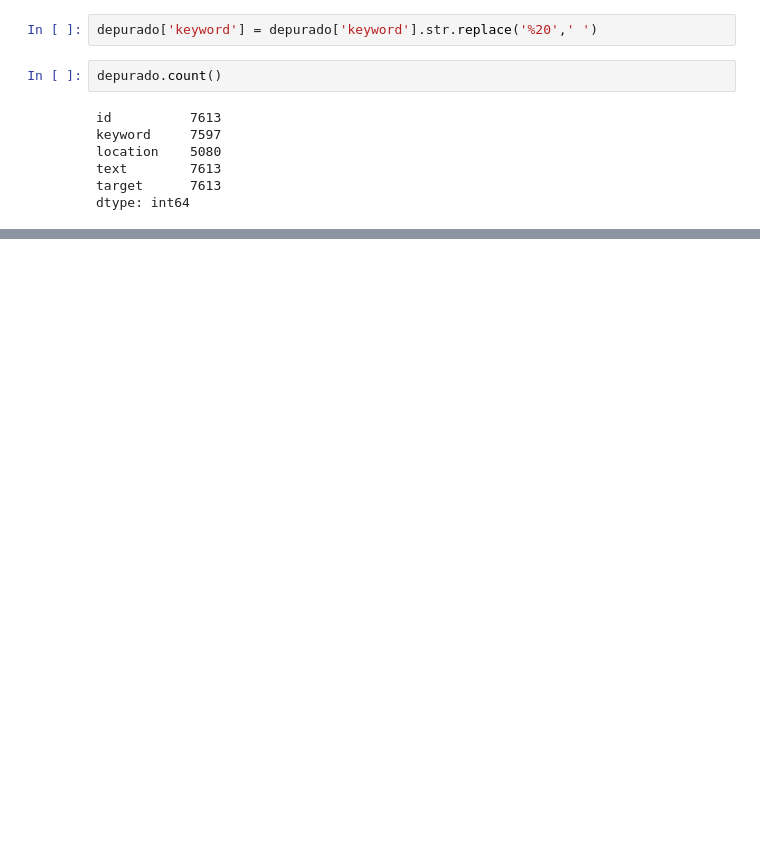
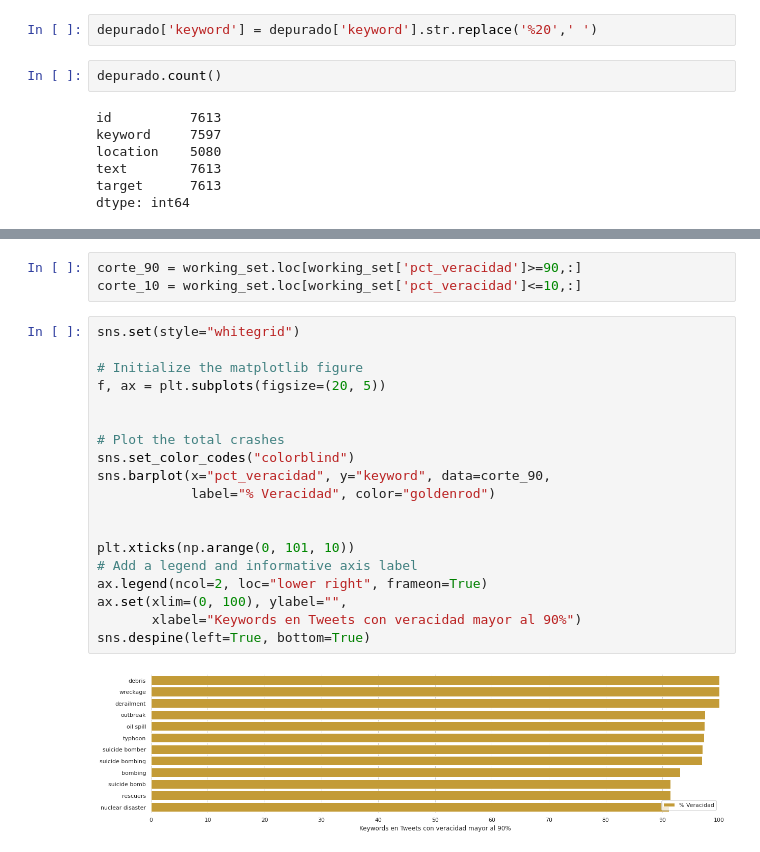
Before and after one commit to pabliyo/coronadatos, a Jupyter notebook: TP1-Keyword.ipynb, the cells around one changed output, grey strips where cells are left out. Cells and saved outputs as stored; diff of their text form; blank space fills up the shorter version.

```diff
--- a/TP1-Keyword.ipynb
+++ b/TP1-Keyword.ipynb
@@ -455,0 +397,24 @@ para_trabajar_3.iloc[0:50].sort_values(by=['ratio_veracidad']).plot.barh(x='keyw
+# %%
+corte_90 = working_set.loc[working_set['pct_veracidad']>=90,:]
+corte_10 = working_set.loc[working_set['pct_veracidad']<=10,:]
+# %%
+sns.set(style="whitegrid")
+
+# Initialize the matplotlib figure
+f, ax = plt.subplots(figsize=(20, 5))
+
+
+# Plot the total crashes
+sns.set_color_codes("colorblind")
+sns.barplot(x="pct_veracidad", y="keyword", data=corte_90,
+            label="% Veracidad", color="goldenrod")
+
+
+plt.xticks(np.arange(0, 101, 10))
+# Add a legend and informative axis label
+ax.legend(ncol=2, loc="lower right", frameon=True)
+ax.set(xlim=(0, 100), ylabel="",
+       xlabel="Keywords en Tweets con veracidad mayor al 90%")
+sns.despine(left=True, bottom=True)
+# %% [output]
+[figure, added]
```
Also changed, not shown: parts of 40 cells of this notebook, 1 other file.
